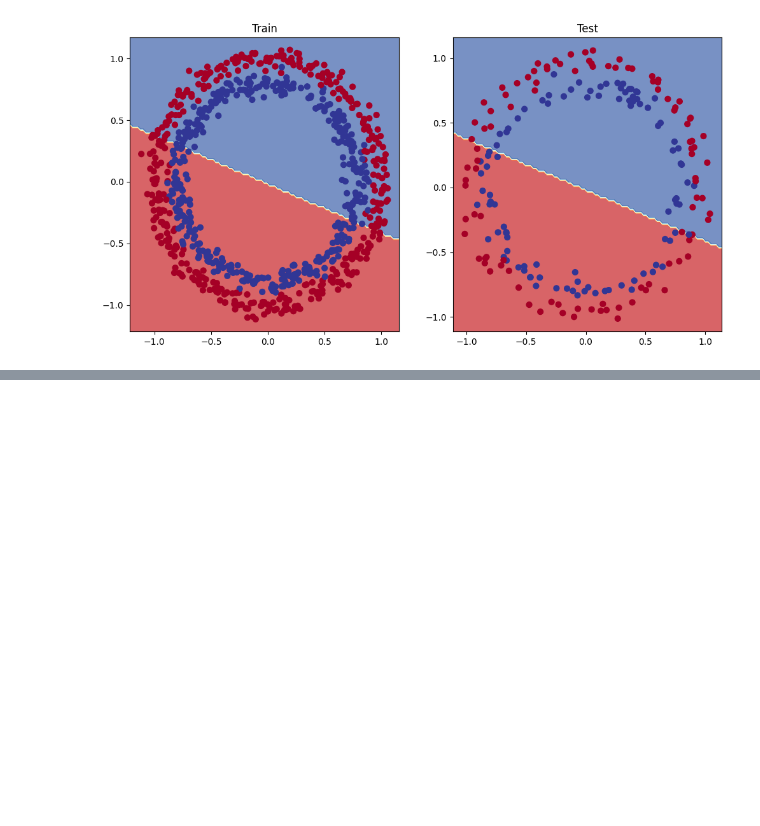
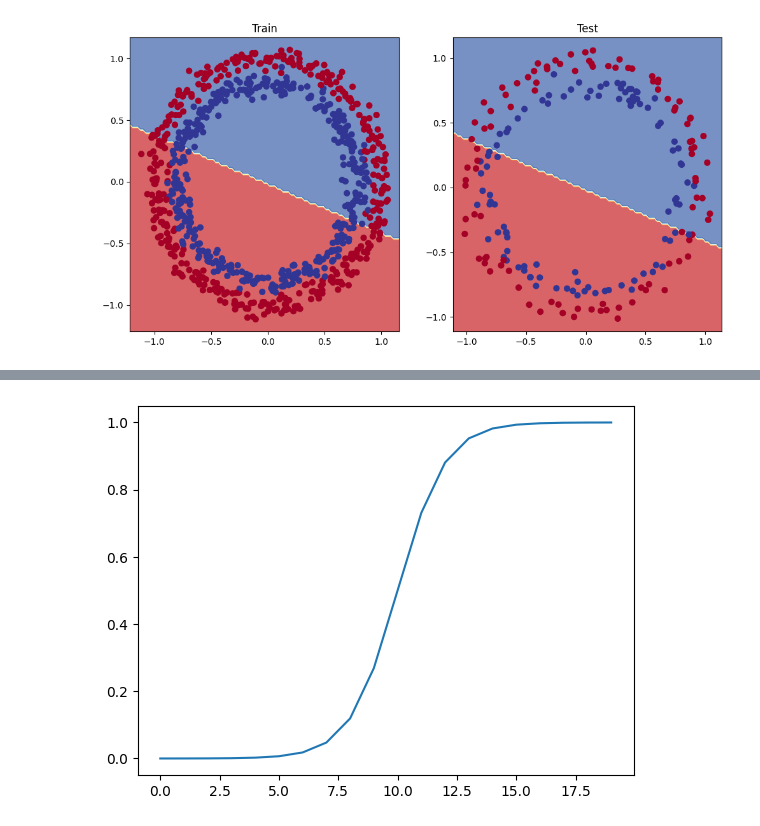
Before and after one commit to GunDalf101/PyTorch_INTRO, a Jupyter notebook: pytorch_classification.ipynb, the cells around one changed output, grey strips where cells are left out. Saved outputs shown, nothing was run; the diff lists cells and outputs as text; code cells hidden in the pictures; blank space fills up the shorter version.

```diff
--- a/pytorch_classification.ipynb
+++ b/pytorch_classification.ipynb
@@ -386,0 +507,7 @@ plot_decision_boundary(model_0, X_test, y_test)
+# %%
+def sigmoid(x):
+    return 1 / (1 + torch.exp(-x))
+# %%
+plt.plot(sigmoid(A));
+# %% [output]
+[figure, added]
```
Also changed, not shown: parts of 35 cells of this notebook.
